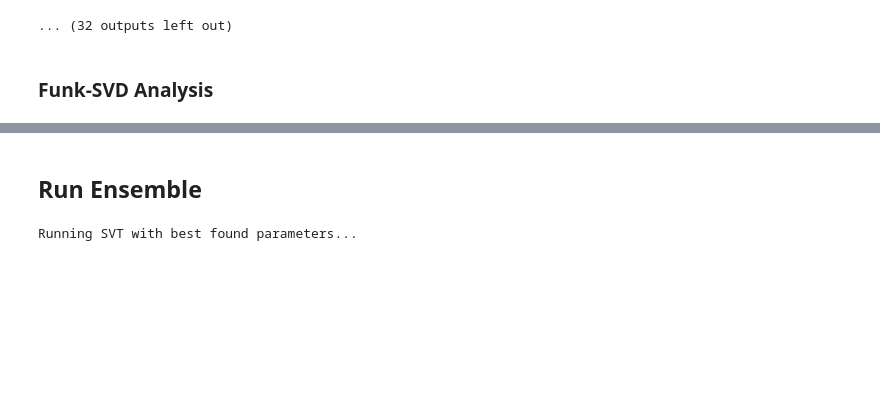
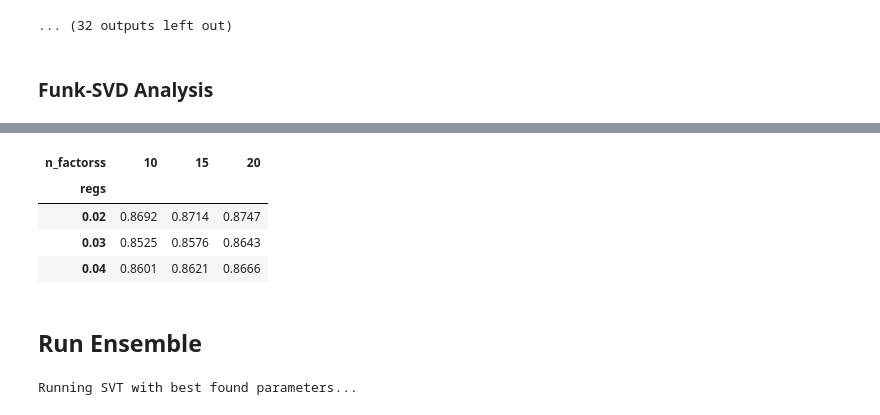
Before and after one commit to danielkorat/recommend, a Jupyter notebook: recommend.ipynb, the cells around one changed output, grey strips where cells are left out. Cells and saved outputs as stored; diff of their text form; code cells hidden in the pictures; blank space fills up the shorter version.

```diff
--- a/recommend.ipynb
+++ b/recommend.ipynb
@@ -517,46 +553,3 @@ hist = SVT(train_df, test_df,
 tau: 10000, delta: 5
 # %% [markdown]
 ### SVT Analysis
-# %%
-with open('results.json') as f:
-    hists = json.load(f)
-
-best = min(hists, key= lambda x: min(x.get('hist',{}).get('test_RMSE', [float('inf')])))
-svt_best_tau = best['tau']
-svt_best_delta = best['delta']
-svt_best_n_epochs = np.argmin(best['hist']['test_RMSE'])
-best_hist = best['hist']
-plot_experiment(best_hist)
-
-taus = np.unique([hist['tau'] for hist in hists])
-deltas = np.unique([hist['delta'] for hist in hists])
-rmses = []
-for tau, delta in product(taus, deltas):
-    rmse_score = [hist.get('hist',{}).get('test_RMSE', [np.nan])[-1] \
-            for hist in hists if hist['tau'] == tau and hist['delta'] == delta]
-    if rmse_score:
-        rmses.append(rmse_score[0])
-    else:
-        rmses.append(np.nan)
-rmses = np.array(rmses).reshape(len(deltas), len(taus))
-df = pd.DataFrame(rmses,index=deltas,columns=taus )
-
-df.index.name = 'deltas'
-df.columns.name = 'taus'
-
-
-def background_gradient(s, m, M, cmap='PuBu', low=0, high=0):
-    s = M-s
-    rng = M - m
-    norm = colors.Normalize(m - (rng * low),
-                            M + (rng * high))
-    normed = norm(s.values)
-    c = [colors.rgb2hex(x) for x in plt.cm.get_cmap(cmap)(normed)]
-    return ['background-color: %s' % color for color in c]
-
-df.style.apply(background_gradient,
-               cmap='PuBu',
-               m=df.min().min(),
-               M=df.max().max(),
-               low=0,
-               high=0.2).format("{:.4f}")
@@ -658,3 +630,11 @@ df.style.apply(background_gradient,
+# %%
+plot_color_map(hists, 'n_factors', 'reg')
+# %% [output]
+| n_factorss | 10 | 15 | 20 |
+| regs |  |  |  |
+| 0.02 | 0.8692 | 0.8714 | 0.8747 |
+| 0.03 | 0.8525 | 0.8576 | 0.8643 |
+| 0.04 | 0.8601 | 0.8621 | 0.8666 |
 # %% [markdown]
 ## Run Ensemble
 # %%
```
Also changed, not shown: parts of 5 cells of this notebook.
